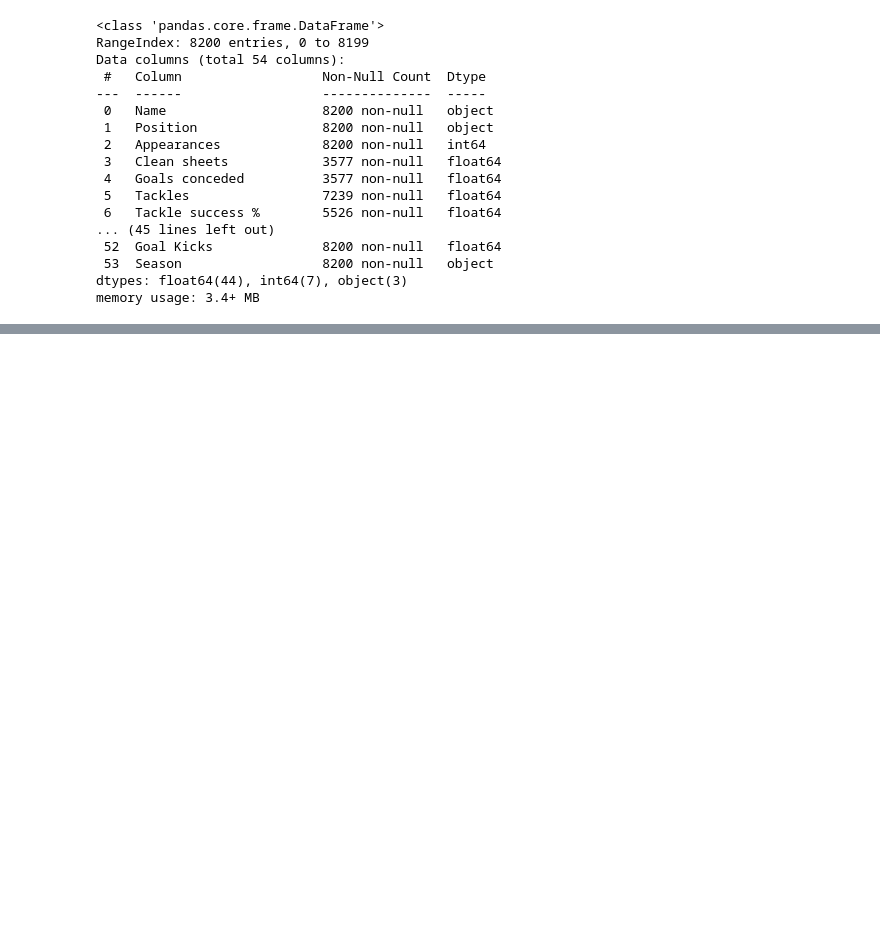
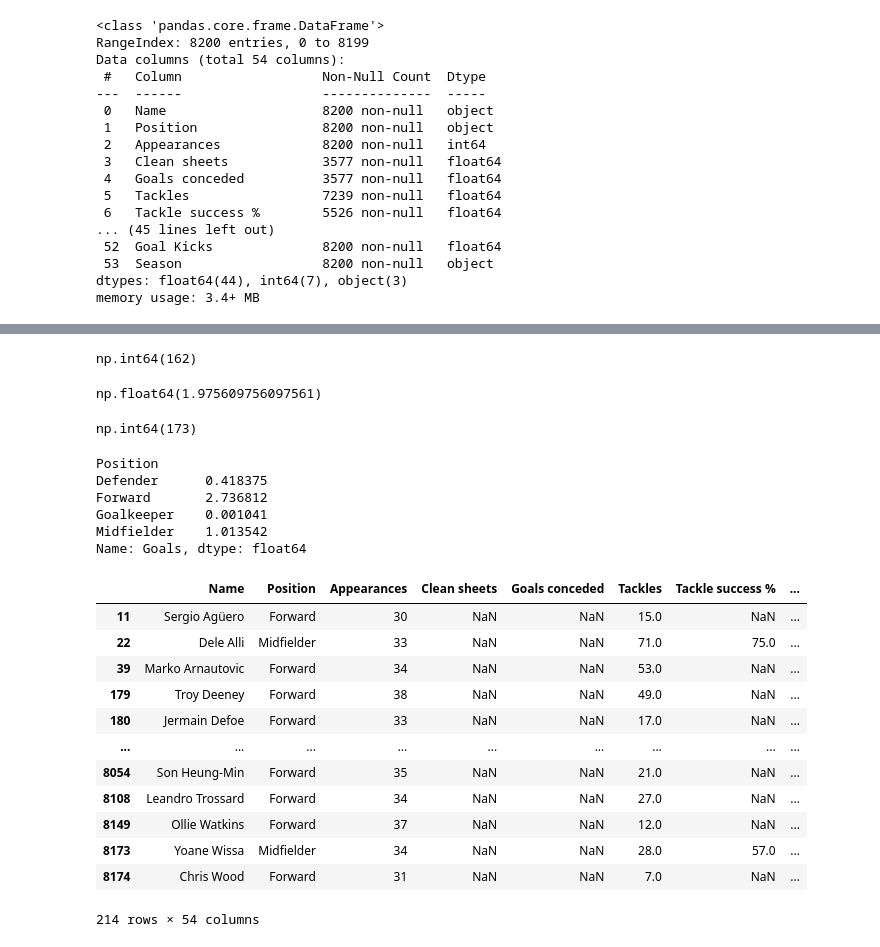
Before and after one commit to garethrogers28/premier-league-predictor, a Jupyter notebook: jupyter_notebooks/03_Exploratory_Data_Analysis.ipynb, the cells around one changed output, grey strips where cells are left out. Drawn from its saved outputs; the diff is of its cells as text; code cells hidden in the pictures; blank space fills up the shorter version.

```diff
--- a/jupyter_notebooks/03_Exploratory_Data_Analysis.ipynb
+++ b/jupyter_notebooks/03_Exploratory_Data_Analysis.ipynb
@@ -105,0 +186,37 @@ memory usage: 3.4+ MB
+# %%
+(df["Goals"] > 10).sum()
+# %% [output]
+np.int64(162)
+# %%
+(df["Goals"] > 10).mean() * 100
+# %% [output]
+np.float64(1.975609756097561)
+# %%
+((df["Goals"] >=7) & (df["Goals"] <=9)).sum()
+# %% [output]
+np.int64(173)
+# %%
+df.groupby("Position")["Goals"].mean()
+# %% [output]
+Position
+Defender      0.418375
+Forward       2.736812
+Goalkeeper    0.001041
+Midfielder    1.013542
+Name: Goals, dtype: float64
+# %%
+df[df["Goals"] >= 10]
+# %% [output]
+|  | Name | Position | Appearances | Clean sheets | Goals conceded | Tackles | Tackle success % | ... |
+| 11 | Sergio Agüero | Forward | 30 | NaN | NaN | 15.0 | NaN | ... |
+| 22 | Dele Alli | Midfielder | 33 | NaN | NaN | 71.0 | 75.0 | ... |
+| 39 | Marko Arnautovic | Forward | 34 | NaN | NaN | 53.0 | NaN | ... |
+| 179 | Troy Deeney | Forward | 38 | NaN | NaN | 49.0 | NaN | ... |
+| 180 | Jermain Defoe | Forward | 33 | NaN | NaN | 17.0 | NaN | ... |
+| ... | ... | ... | ... | ... | ... | ... | ... | ... |
+| 8054 | Son Heung-Min | Forward | 35 | NaN | NaN | 21.0 | NaN | ... |
+| 8108 | Leandro Trossard | Forward | 34 | NaN | NaN | 27.0 | NaN | ... |
+| 8149 | Ollie Watkins | Forward | 37 | NaN | NaN | 12.0 | NaN | ... |
+| 8173 | Yoane Wissa | Midfielder | 34 | NaN | NaN | 28.0 | 57.0 | ... |
+| 8174 | Chris Wood | Forward | 31 | NaN | NaN | 7.0 | NaN | ... |
+214 rows × 54 columns
```
Also changed, not shown: parts of 12 cells of this notebook.
